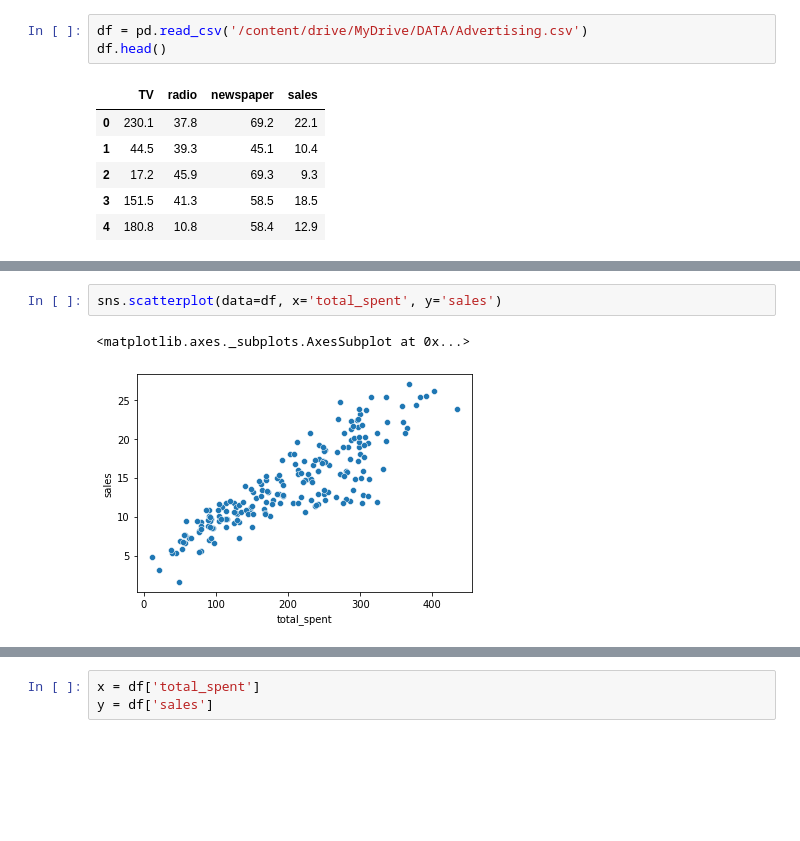
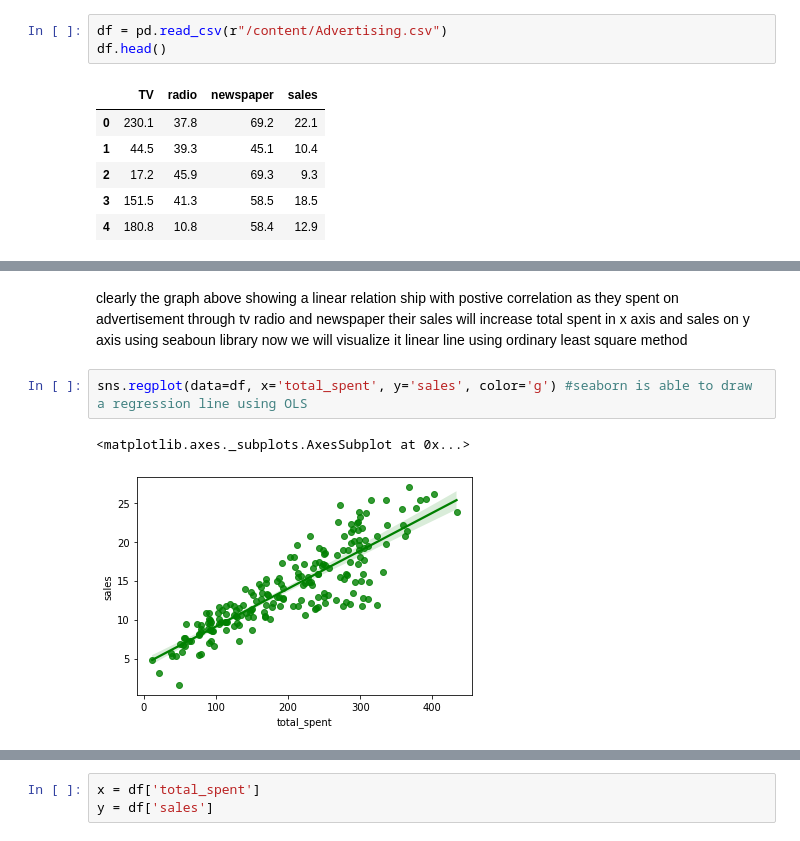
Before and after one commit to uma1978/iiit_fmml_assignments, a Jupyter notebook: linear_regression.ipynb, the cells around one changed output, grey strips where cells are left out. Cells and saved outputs as stored; diff of their text form; blank space fills up the shorter version.

```diff
--- a/linear_regression.ipynb
+++ b/linear_regression.ipynb
@@ -24,7 +6,7 @@ import pandas as pd
 import matplotlib.pyplot as plt
 import seaborn as sns
 # %%
-df = pd.read_csv('/content/drive/MyDrive/DATA/Advertising.csv')
+df = pd.read_csv(r"/content/Advertising.csv")
 df.head()
 # %% [output]
 |  | TV | radio | newspaper | sales |
@@ -46,5 +49,8 @@ df.head()
+# %% [markdown]
+clearly the graph above showing a linear relation ship with postive correlation as they spent on advertisement through tv radio and newspaper their sales will increase  total spent in x axis and sales on y axis using seaboun library
+now we will visualize it linear line using ordinary least square method
 # %%
-sns.scatterplot(data=df, x='total_spent', y='sales')
+sns.regplot(data=df, x='total_spent', y='sales', color='g') #seaborn is able to draw a regression line using OLS
 # %% [output]
 <matplotlib.axes._subplots.AxesSubplot at 0x...>
-[figure, old version]
+[figure, new version]
```
Also changed, not shown: parts of 69 cells of this notebook.
